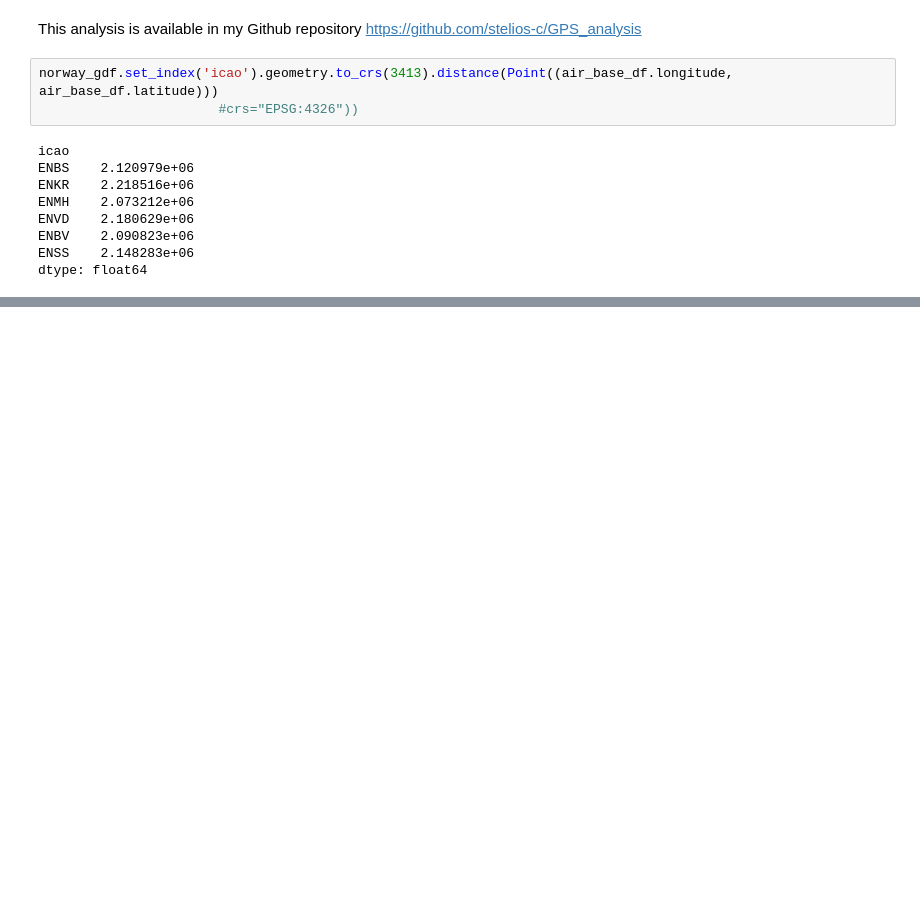
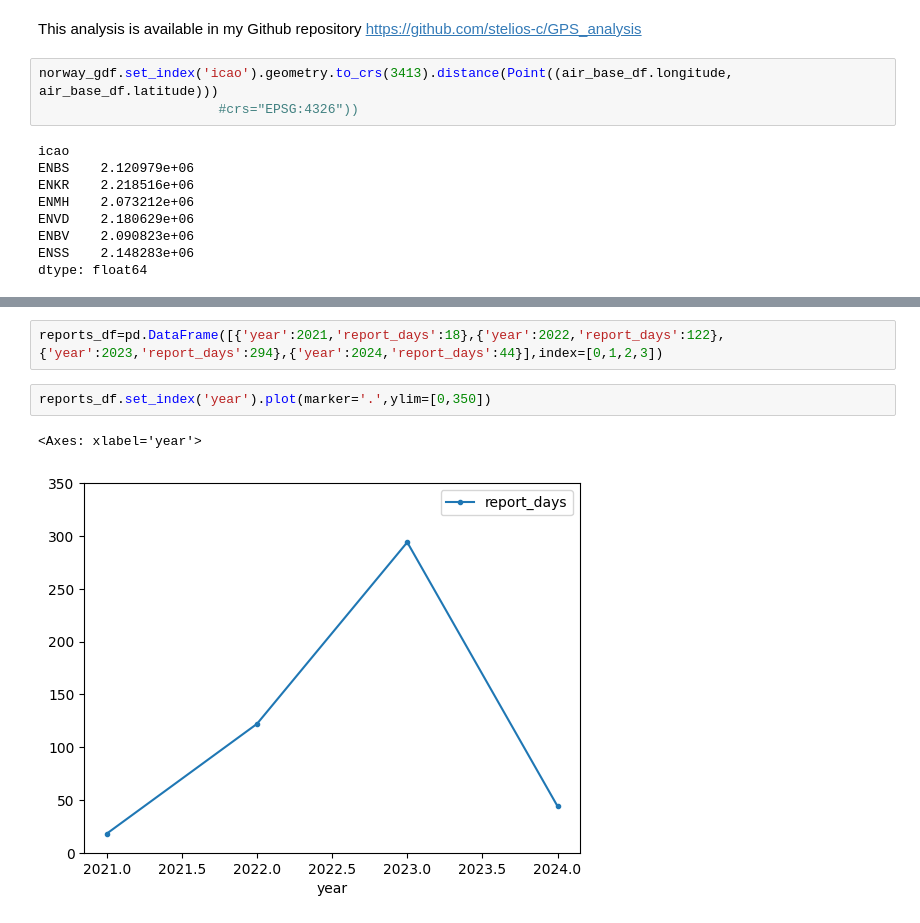
Before and after one commit to stelios-c/GPS_analysis, a Jupyter notebook: scandi_baltic/norway.ipynb, the cells around one changed output, grey strips where cells are left out. Saved outputs shown, nothing was run; the diff lists cells and outputs as text; blank space fills up the shorter version.

Commit message:
plot report days

```diff
--- a/scandi_baltic/norway.ipynb
+++ b/scandi_baltic/norway.ipynb
@@ -155,0 +162,7 @@ dtype: float64
+# %%
+reports_df=pd.DataFrame([{'year':2021,'report_days':18},{'year':2022,'report_days':122},{'year':2023,'report_days':294},{'year':2024,'report_days':44}],index=[0,1,2,3])
+# %%
+reports_df.set_index('year').plot(marker='.',ylim=[0,350])
+# %% [output]
+<Axes: xlabel='year'>
+[figure, added]
```
Also changed, not shown: parts of 1 cell of this notebook.
